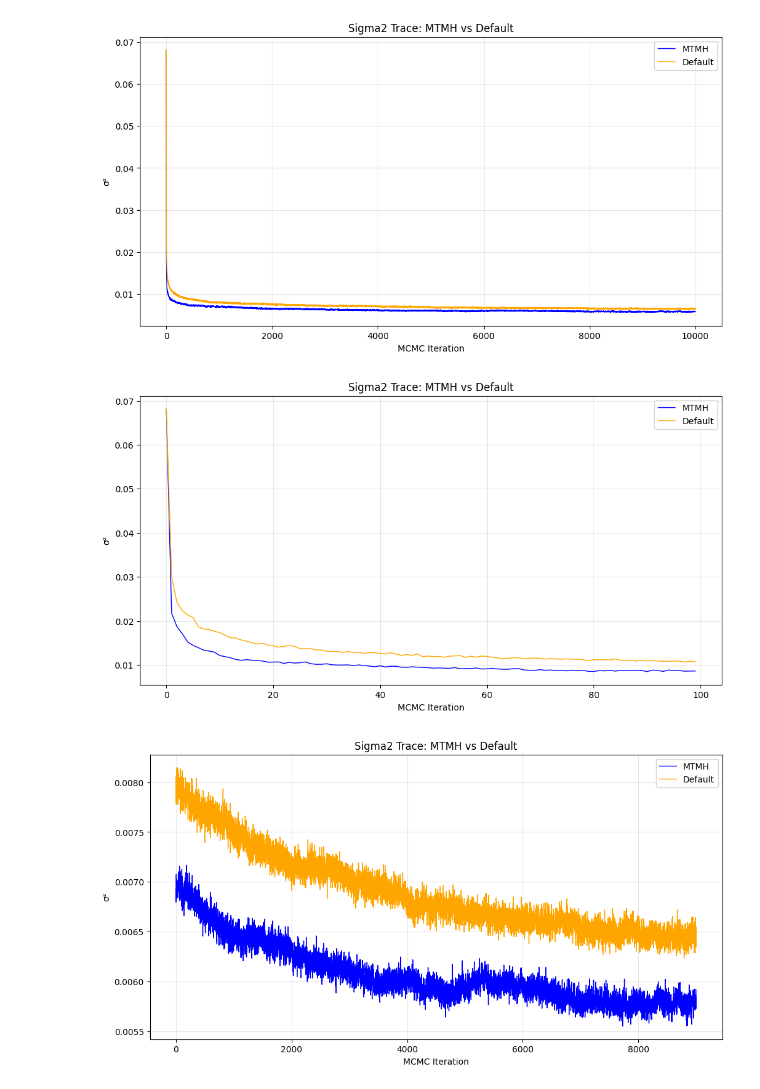
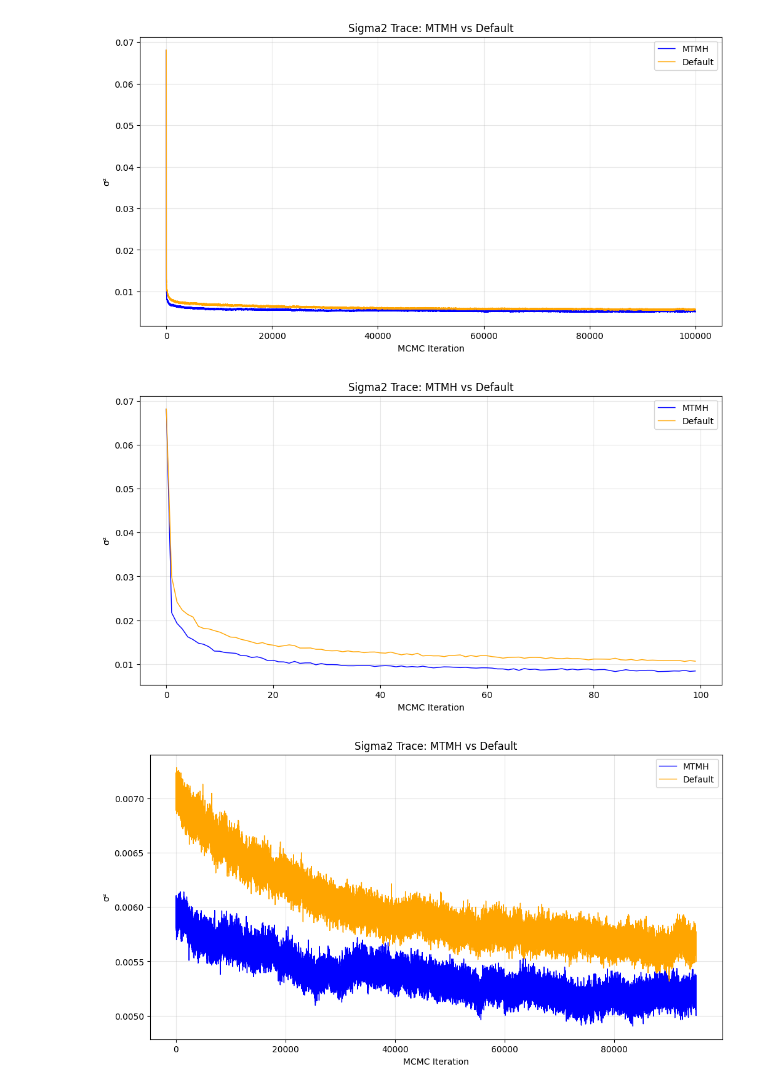
Before and after one commit to yanshuotan/bart-playground, a Jupyter notebook: notebooks/test_sigma2_Cal.ipynb, the cells around one changed output. Drawn from its saved outputs; the diff is of its cells as text; code cells hidden in the pictures.

```diff
--- a/notebooks/test_sigma2_Cal.ipynb
+++ b/notebooks/test_sigma2_Cal.ipynb
@@ -21,12 +21,12 @@ y = np.array(y).reshape(-1)
 X_train, X_test, y_train, y_test = train_test_split(X, y, random_state=42)
 # %%
 proposal_probs = {"multi_grow": 0.25, "multi_prune": 0.25, "multi_change": 0.4, "multi_swap": 0.1}
-bart_mtmh = MultiBART(ndpost=10000, nskip=0, n_trees=100, proposal_probs=proposal_probs, multi_tries=10)
+bart_mtmh = MultiBART(ndpost=100000, nskip=0, n_trees=100, proposal_probs=proposal_probs, multi_tries=10)
 bart_mtmh.fit(X_train, y_train)
 sigmas_mtmh = [trace.global_params['eps_sigma2'] for trace in bart_mtmh.sampler.trace]
 # %%
 proposal_probs = {"grow": 0.25, "prune": 0.25, "change": 0.4, "swap": 0.1}
-bart_default = DefaultBART(ndpost=10000, nskip=0, n_trees=100, proposal_probs=proposal_probs)
+bart_default = DefaultBART(ndpost=100000, nskip=0, n_trees=100, proposal_probs=proposal_probs)
 bart_default.fit(X_train, y_train)
 sigmas_default = [trace.global_params['eps_sigma2'] for trace in bart_default.sampler.trace]
 # %%
@@ -41,7 +41,7 @@ plt.legend()
 plt.grid(True, alpha=0.3)
 plt.show()
 # %% [output]
-[figure, old version]
+[figure, new version]
 # %%
 # Plot sigma2 traces for MTMH and Default
 plt.figure(figsize=(12, 6))
@@ -54,17 +54,17 @@ plt.legend()
 plt.grid(True, alpha=0.3)
 plt.show()
 # %% [output]
-[figure, old version]
+[figure, new version]
 # %%
 # Plot sigma2 traces for MTMH and Default
 plt.figure(figsize=(12, 6))
-plt.plot(sigmas_mtmh[1000:], color='blue', linewidth=1, label='MTMH')
-plt.plot(sigmas_default[1000:], color='orange', linewidth=1, label='Default')
+plt.plot(sigmas_mtmh[5000:], color='blue', linewidth=1, label='MTMH')
+plt.plot(sigmas_default[5000:], color='orange', linewidth=1, label='Default')
 plt.xlabel('MCMC Iteration')
 plt.ylabel('σ²')
 plt.title('Sigma2 Trace: MTMH vs Default')
 plt.legend()
 plt.grid(True, alpha=0.3)
 plt.show()
 # %% [output]
-[figure, old version]
+[figure, new version]
```
Also changed, not shown: 8 other files.
